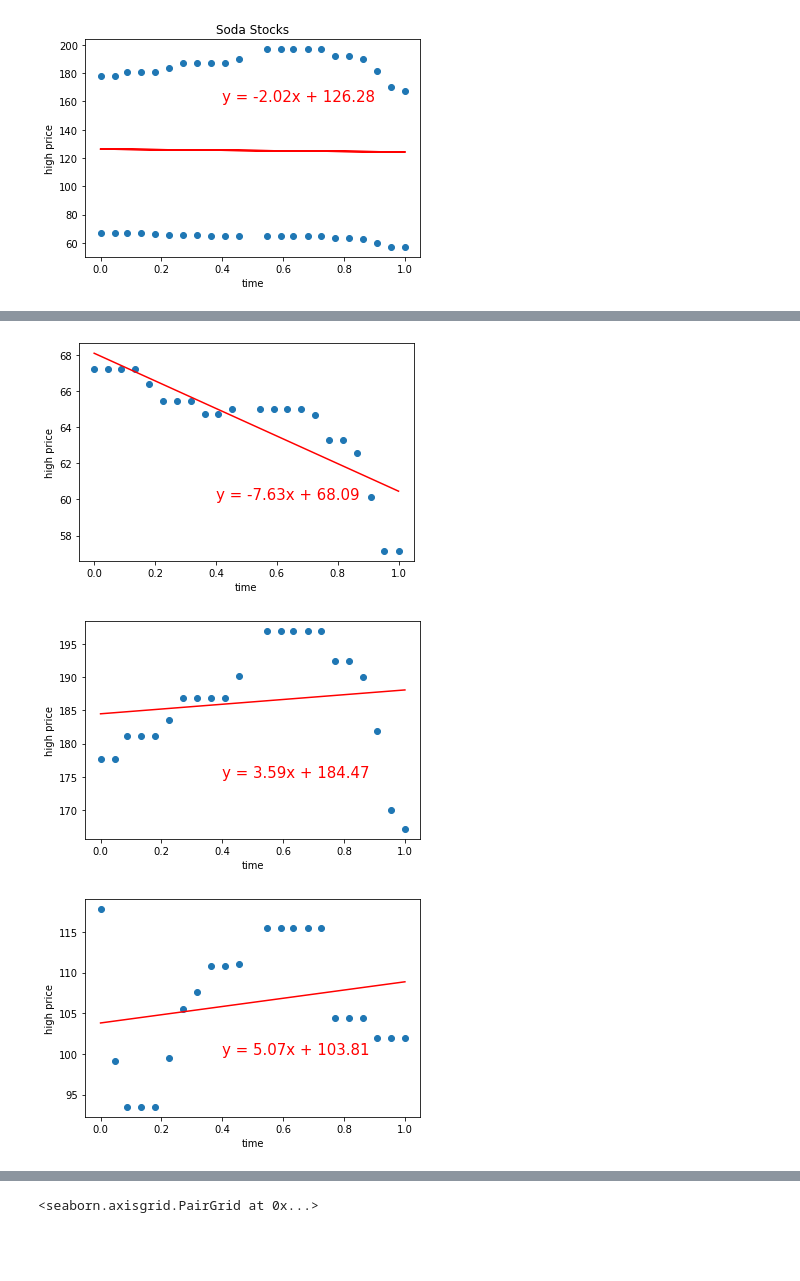
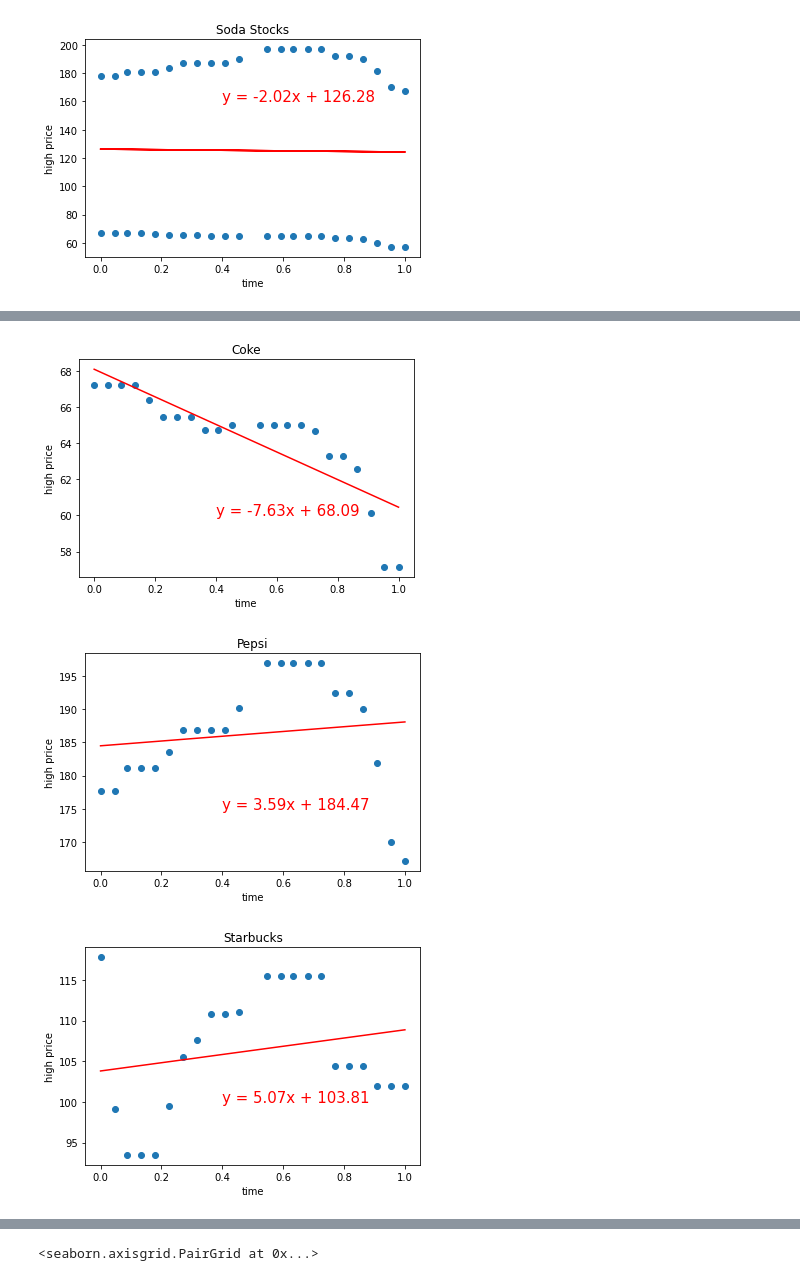
Before and after one commit to DKAce330/Project-1, a Jupyter notebook: Statistics.ipynb, the cells around one changed output, grey strips where cells are left out. Cells and saved outputs as stored; diff of their text form; code cells hidden in the pictures; blank space fills up the shorter version.

```diff
--- a/Statistics.ipynb
+++ b/Statistics.ipynb
@@ -356,20 +358,21 @@ plt.show()
 # %%
 ticker_index = df.index[df['ticker'].isin(['KO'])].values
 ticker_data = df.iloc[ticker_index]
 x_values = ticker_data['st']
 y_values = ticker_data['h']
 (slope, intercept, rvalue, pvalue, stderr) = linregress(x_values, y_values)
 regress_values = x_values * slope + intercept
 line_eq = "y = " + str(round(slope,2)) + "x + " + str(round(intercept,2))
 plt.scatter(x_values,y_values)
 plt.xlabel('time')
 plt.ylabel('high price')
+plt.title('Coke')
 plt.plot(x_values,regress_values,"r-")
 plt.annotate(line_eq,(.4,60),fontsize=15,color="red")
 plt.savefig('Regressions/Stocks/KO.png')
 plt.show()
 # %% [output]
-[figure, old version]
+[figure, new version]
 # %%
 ticker_index = df.index[df['ticker'].isin(['PEP'])].values
 ticker_data = df.iloc[ticker_index]
@@ -381,12 +384,13 @@ line_eq = "y = " + str(round(slope,2)) + "x + " + str(round(intercept,2))
 plt.scatter(x_values,y_values)
 plt.xlabel('time')
 plt.ylabel('high price')
+plt.title('Pepsi')
 plt.plot(x_values,regress_values,"r-")
 plt.annotate(line_eq,(.4,175),fontsize=15,color="red")
 plt.savefig('Regressions/Stocks/PEP.png')
 plt.show()
 # %% [output]
-[figure, old version]
+[figure, new version]
 # %%
 ticker_index = df.index[df['ticker'].isin(['SBUX'])].values
 ticker_data = df.iloc[ticker_index]
@@ -398,12 +402,13 @@ line_eq = "y = " + str(round(slope,2)) + "x + " + str(round(intercept,2))
 plt.scatter(x_values,y_values)
 plt.xlabel('time')
 plt.ylabel('high price')
+plt.title('Starbucks')
 plt.plot(x_values,regress_values,"r-")
 plt.annotate(line_eq,(.4,100),fontsize=15,color="red")
 plt.savefig('Regressions/Stocks/SBUX.png')
 plt.show()
 # %% [output]
-[figure, old version]
+[figure, new version]
 # %%
 ticker_index = df.index[df['ticker'].isin(['BROS'])].values
 ticker_data = df.iloc[ticker_index]
```
Also changed, not shown: parts of 4 cells of this notebook, 4 other files.
